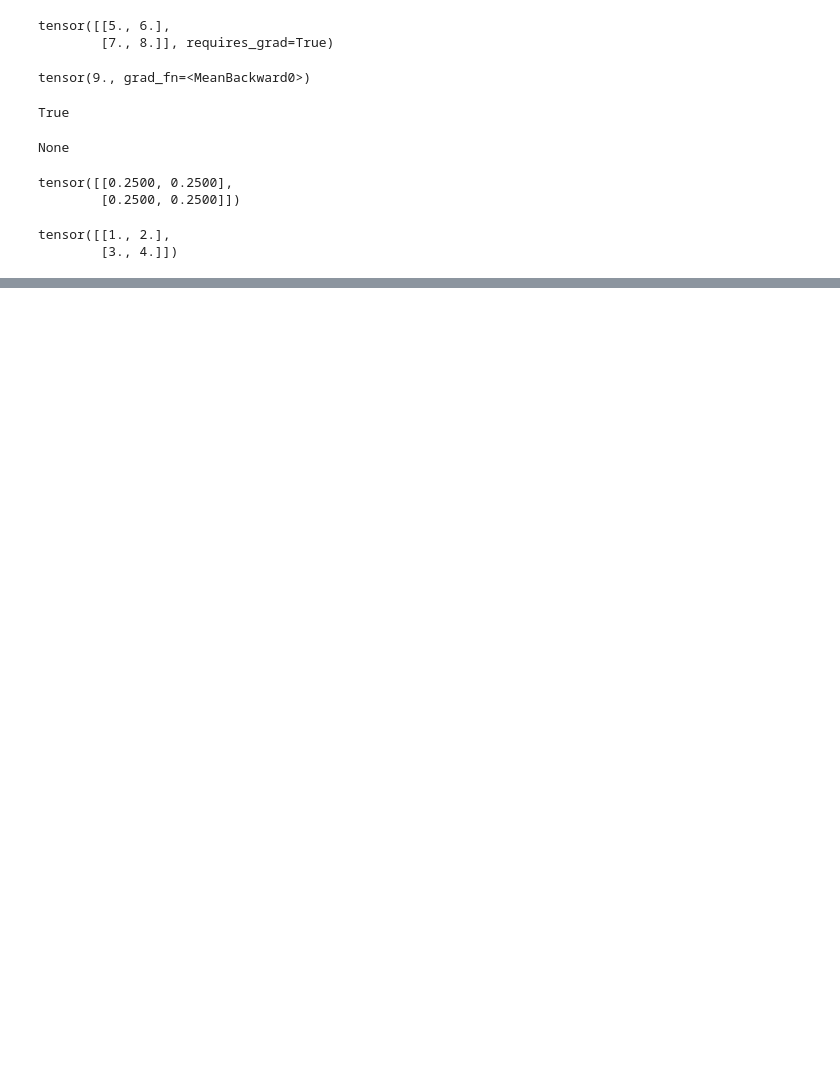
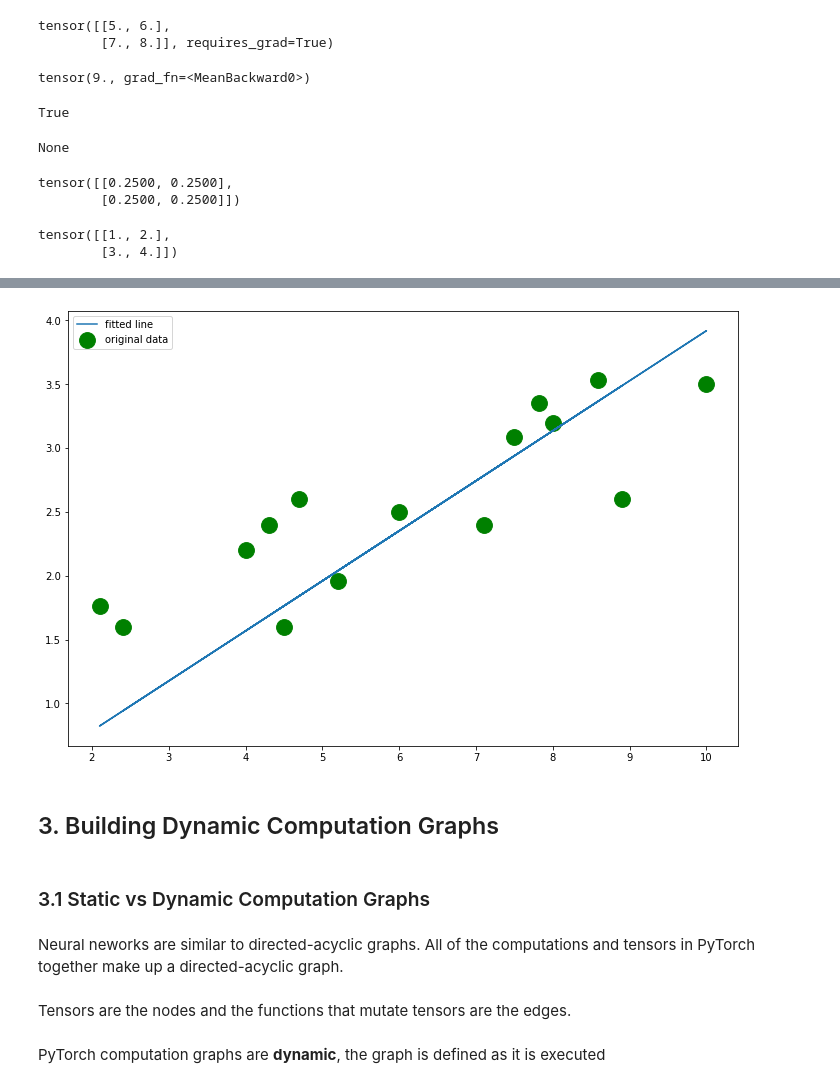
Before and after one commit to LorenzoStigliano/foundations-of-pytorch, a Jupyter notebook: Foundations of PyTorch.ipynb, the cells around one changed output, grey strips where cells are left out. Saved outputs shown, nothing was run; the diff lists cells and outputs as text; code cells hidden in the pictures; blank space fills up the shorter version.

```diff
--- a/Foundations of PyTorch.ipynb
+++ b/Foundations of PyTorch.ipynb
@@ -726,0 +774,21 @@ tensor([[1., 2.],
+# %%
+for iter in range(1,3000):
+
+    #Foward pass through our NN
+    y_pred = X_train.mm(w1).mm(w2)
+    #Mean squared error loss for linear regression
+    loss = (y_pred-Y_train).pow(2).sum()
+
+    #For every iteration of training
+    if iter % 50 == 0:
+        print(iter,loss.item())
+
+    #Backward pass calculate gradient for model parameters
+    loss.backward()
+
+    #We dont need to enable grading tracking
+    with torch.no_grad():
+        w1 -= learning_rate * w1.grad
+        w2 -= learning_rate * w2.grad
+        w1.grad.zero_()
+        w2.grad.zero_()
@@ -726,0 +803,3 @@ tensor([[1., 2.],
+# %%
+x_train_tensor = torch.from_numpy(x_train)
+x_train_tensor
@@ -726,0 +822,3 @@ tensor([[1., 2.],
+# %%
+predicted_in_tensor = x_train_tensor.mm(w1).mm(w2)
+predicted_in_tensor
@@ -726,0 +841,3 @@ tensor([[1., 2.],
+# %%
+predicted = predicted_in_tensor.detach().numpy()
+predicted
@@ -726,0 +860,19 @@ tensor([[1., 2.],
+# %%
+plt.figure(figsize =(12,8))
+
+plt.scatter(x_train,y_train,label="original data",s=250,c="g")
+plt.plot(x_train,predicted,label="fitted line")
+plt.legend()
+plt.show()
+# %% [output]
+[figure, added]
+# %% [markdown]
+## 3. Building Dynamic Computation Graphs
+# %% [markdown]
+### 3.1 Static vs Dynamic Computation Graphs
+# %% [markdown]
+Neural neworks are similar to directed-acyclic graphs. All of the computations and tensors in PyTorch together make up a directed-acyclic graph.
+# %% [markdown]
+Tensors are the nodes and the functions that mutate tensors are the edges.
+# %% [markdown]
+PyTorch computation graphs are **dynamic**, the graph is defined as it is executed
```
Also changed, not shown: parts of 60 cells of this notebook, 1 other file.
